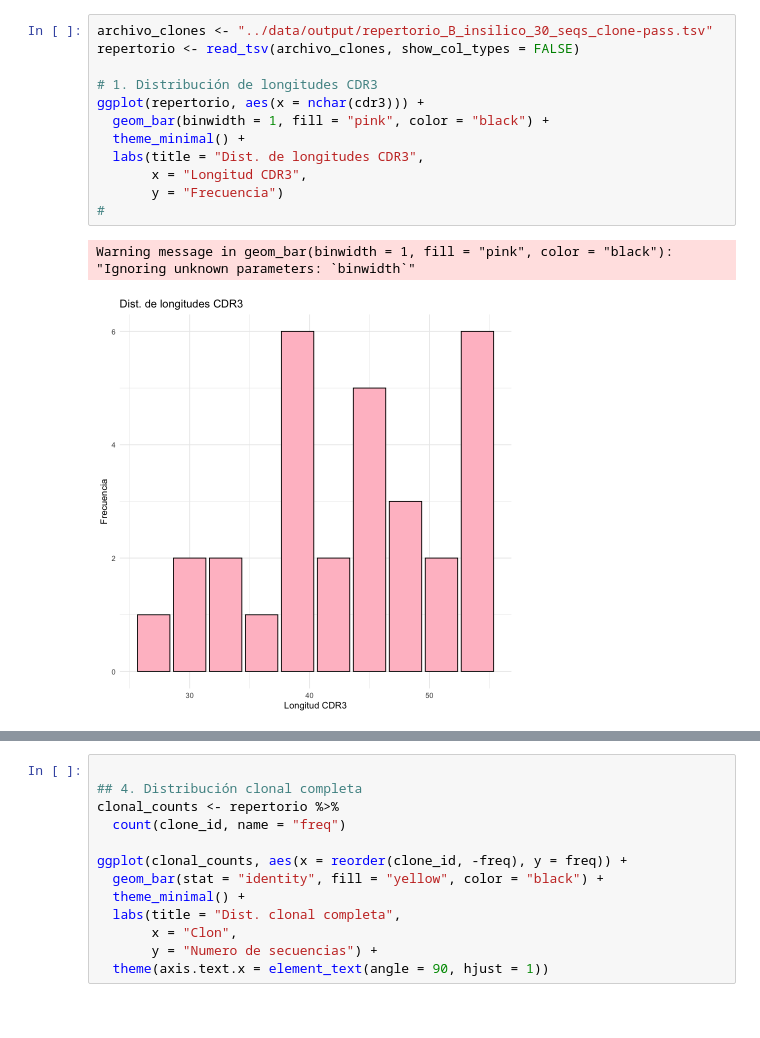
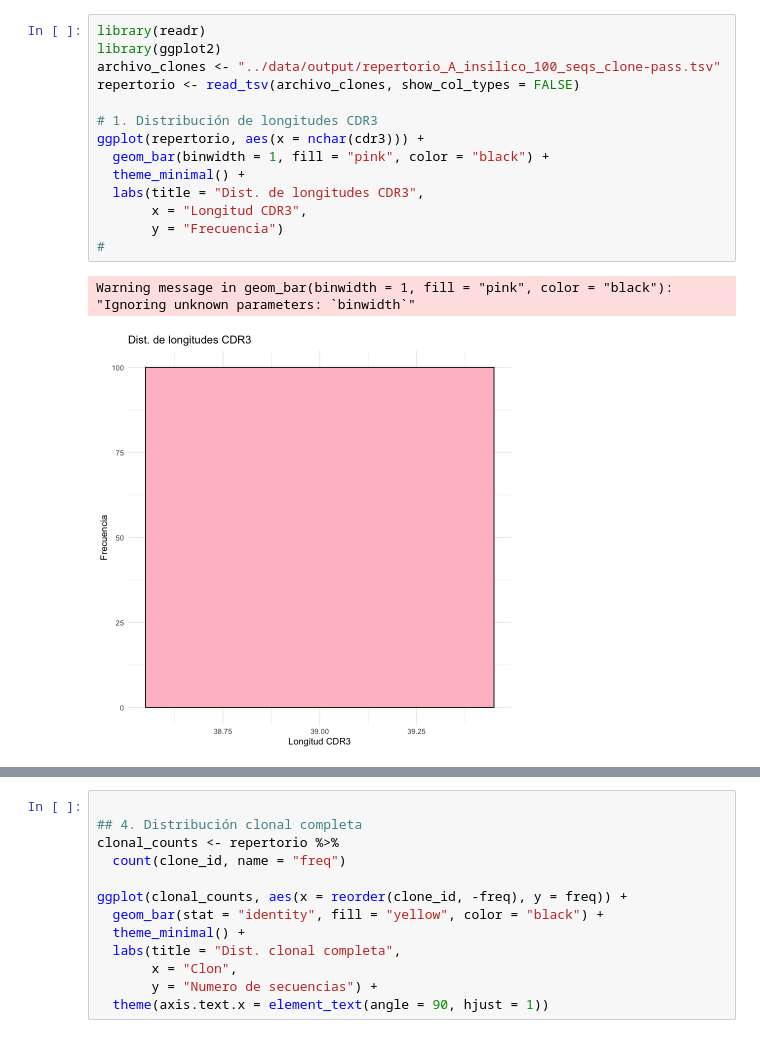
Before and after one commit to sofiacardenase/tesisbioinf-sofia, a Jupyter notebook: notebooks/plots_simulados.ipynb, the cells around one changed output, grey strips where cells are left out. Drawn from its saved outputs; the diff is of its cells as text.

```diff
--- a/notebooks/plots_simulados.ipynb
+++ b/notebooks/plots_simulados.ipynb
@@ -45,21 +53,23 @@ Ignoring unknown labels:
 * colour : "Repertoire"
 Plots saved in PDF format in:  ../results/plots/plot_report_repertoire
 # %%
-archivo_clones <- "../data/output/repertorio_B_insilico_30_seqs_clone-pass.tsv"
+library(readr)
+library(ggplot2)
+archivo_clones <- "../data/output/repertorio_A_insilico_100_seqs_clone-pass.tsv"
 repertorio <- read_tsv(archivo_clones, show_col_types = FALSE)
 
 # 1. Distribución de longitudes CDR3
 ggplot(repertorio, aes(x = nchar(cdr3))) +
   geom_bar(binwidth = 1, fill = "pink", color = "black") +
   theme_minimal() +
   labs(title = "Dist. de longitudes CDR3",
        x = "Longitud CDR3",
        y = "Frecuencia")
 #
 # %% [output]
 Warning message in geom_bar(binwidth = 1, fill = "pink", color = "black"):
 "Ignoring unknown parameters: `binwidth`"
-[figure, old version]
+[figure, new version]
 # %%
 # 3. Uso de genes D
 ggplot(repertorio, aes(x = d_call)) +
```
Also changed, not shown: parts of 4 cells of this notebook, 1 other file.
